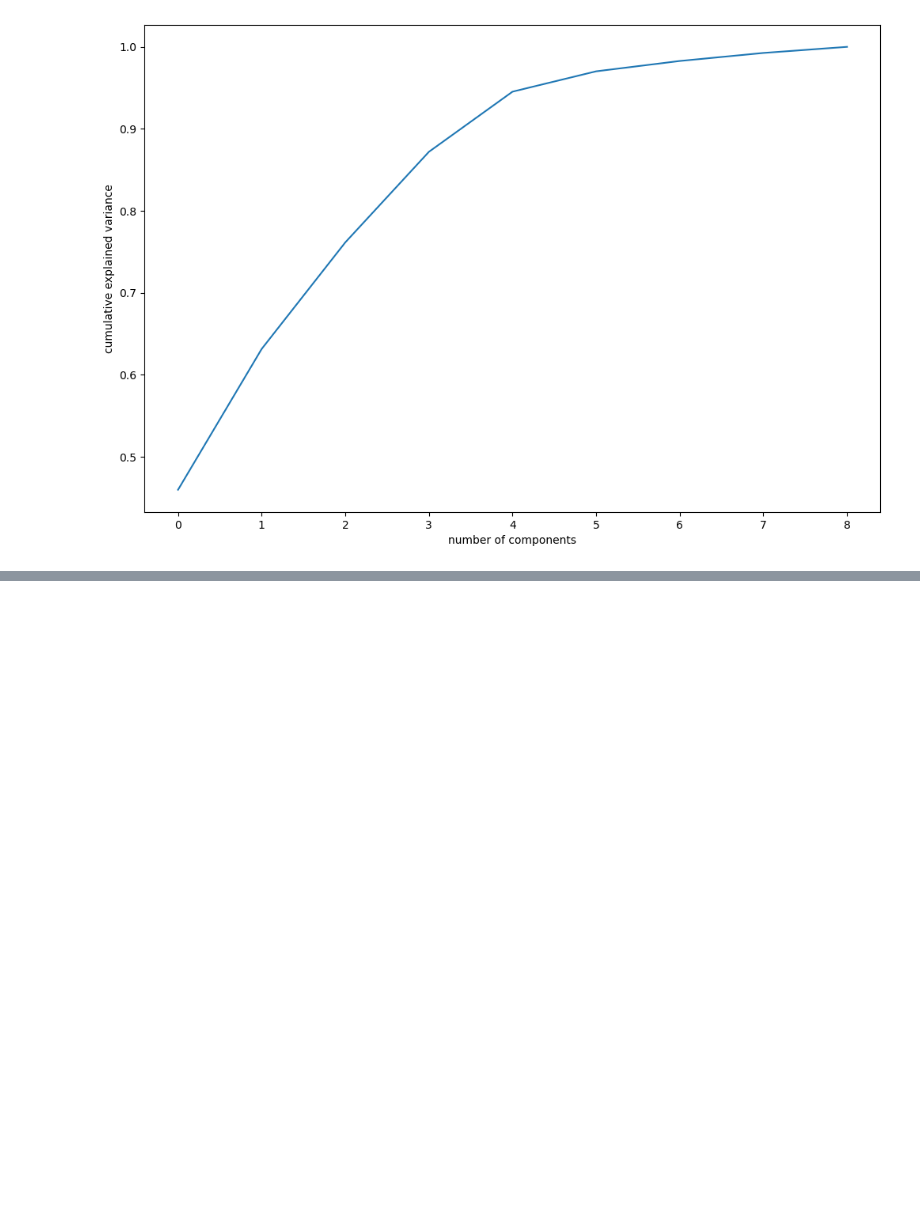
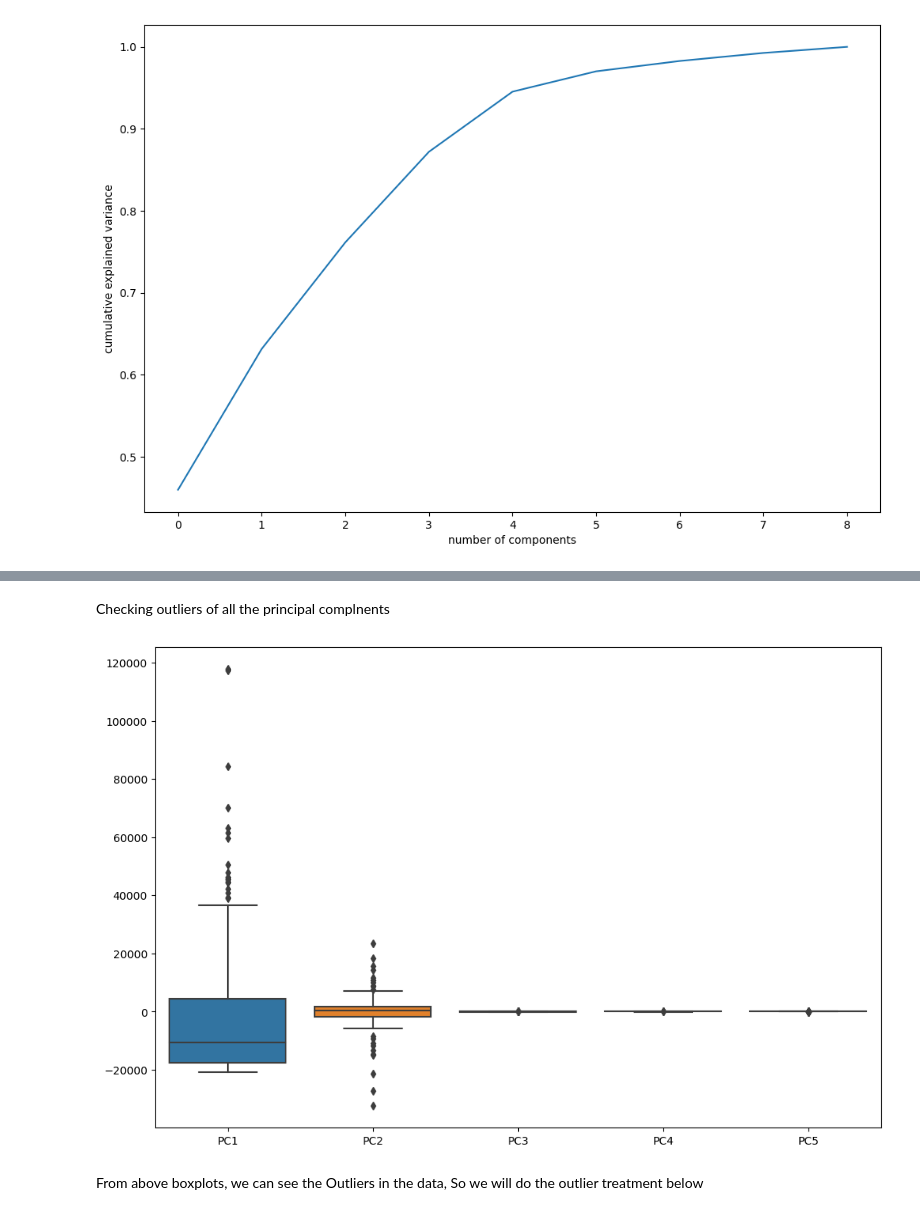
Before and after one commit to Codderadu/Assigment, a Jupyter notebook: ML/Unsupervised_ML(country_kmeans and pca).ipynb, the cells around one changed output, grey strips where cells are left out. Cells and saved outputs as stored; diff of their text form; code cells hidden in the pictures; blank space fills up the shorter version.

```diff
--- a/ML/Unsupervised_ML(country_kmeans and pca).ipynb
+++ b/ML/Unsupervised_ML(country_kmeans and pca).ipynb
@@ -212,0 +297,12 @@ plt.show()
+# %%
+pcs_df2 = pd.DataFrame({'PC1':pc[0],'PC2':pc[1],'PC3':pc[2],'PC4':pc[3],'PC5':pc[4]})
+# %% [markdown]
+Checking outliers of all the principal complnents
+# %%
+fig = plt.figure(figsize = (12,8))
+sns.boxplot(data=pcs_df2)
+plt.show()
+# %% [output]
+[figure, added]
+# %% [markdown]
+From above boxplots, we can see the Outliers in the data, So we will do the outlier treatment below
```
Also changed, not shown: parts of 97 cells of this notebook.
